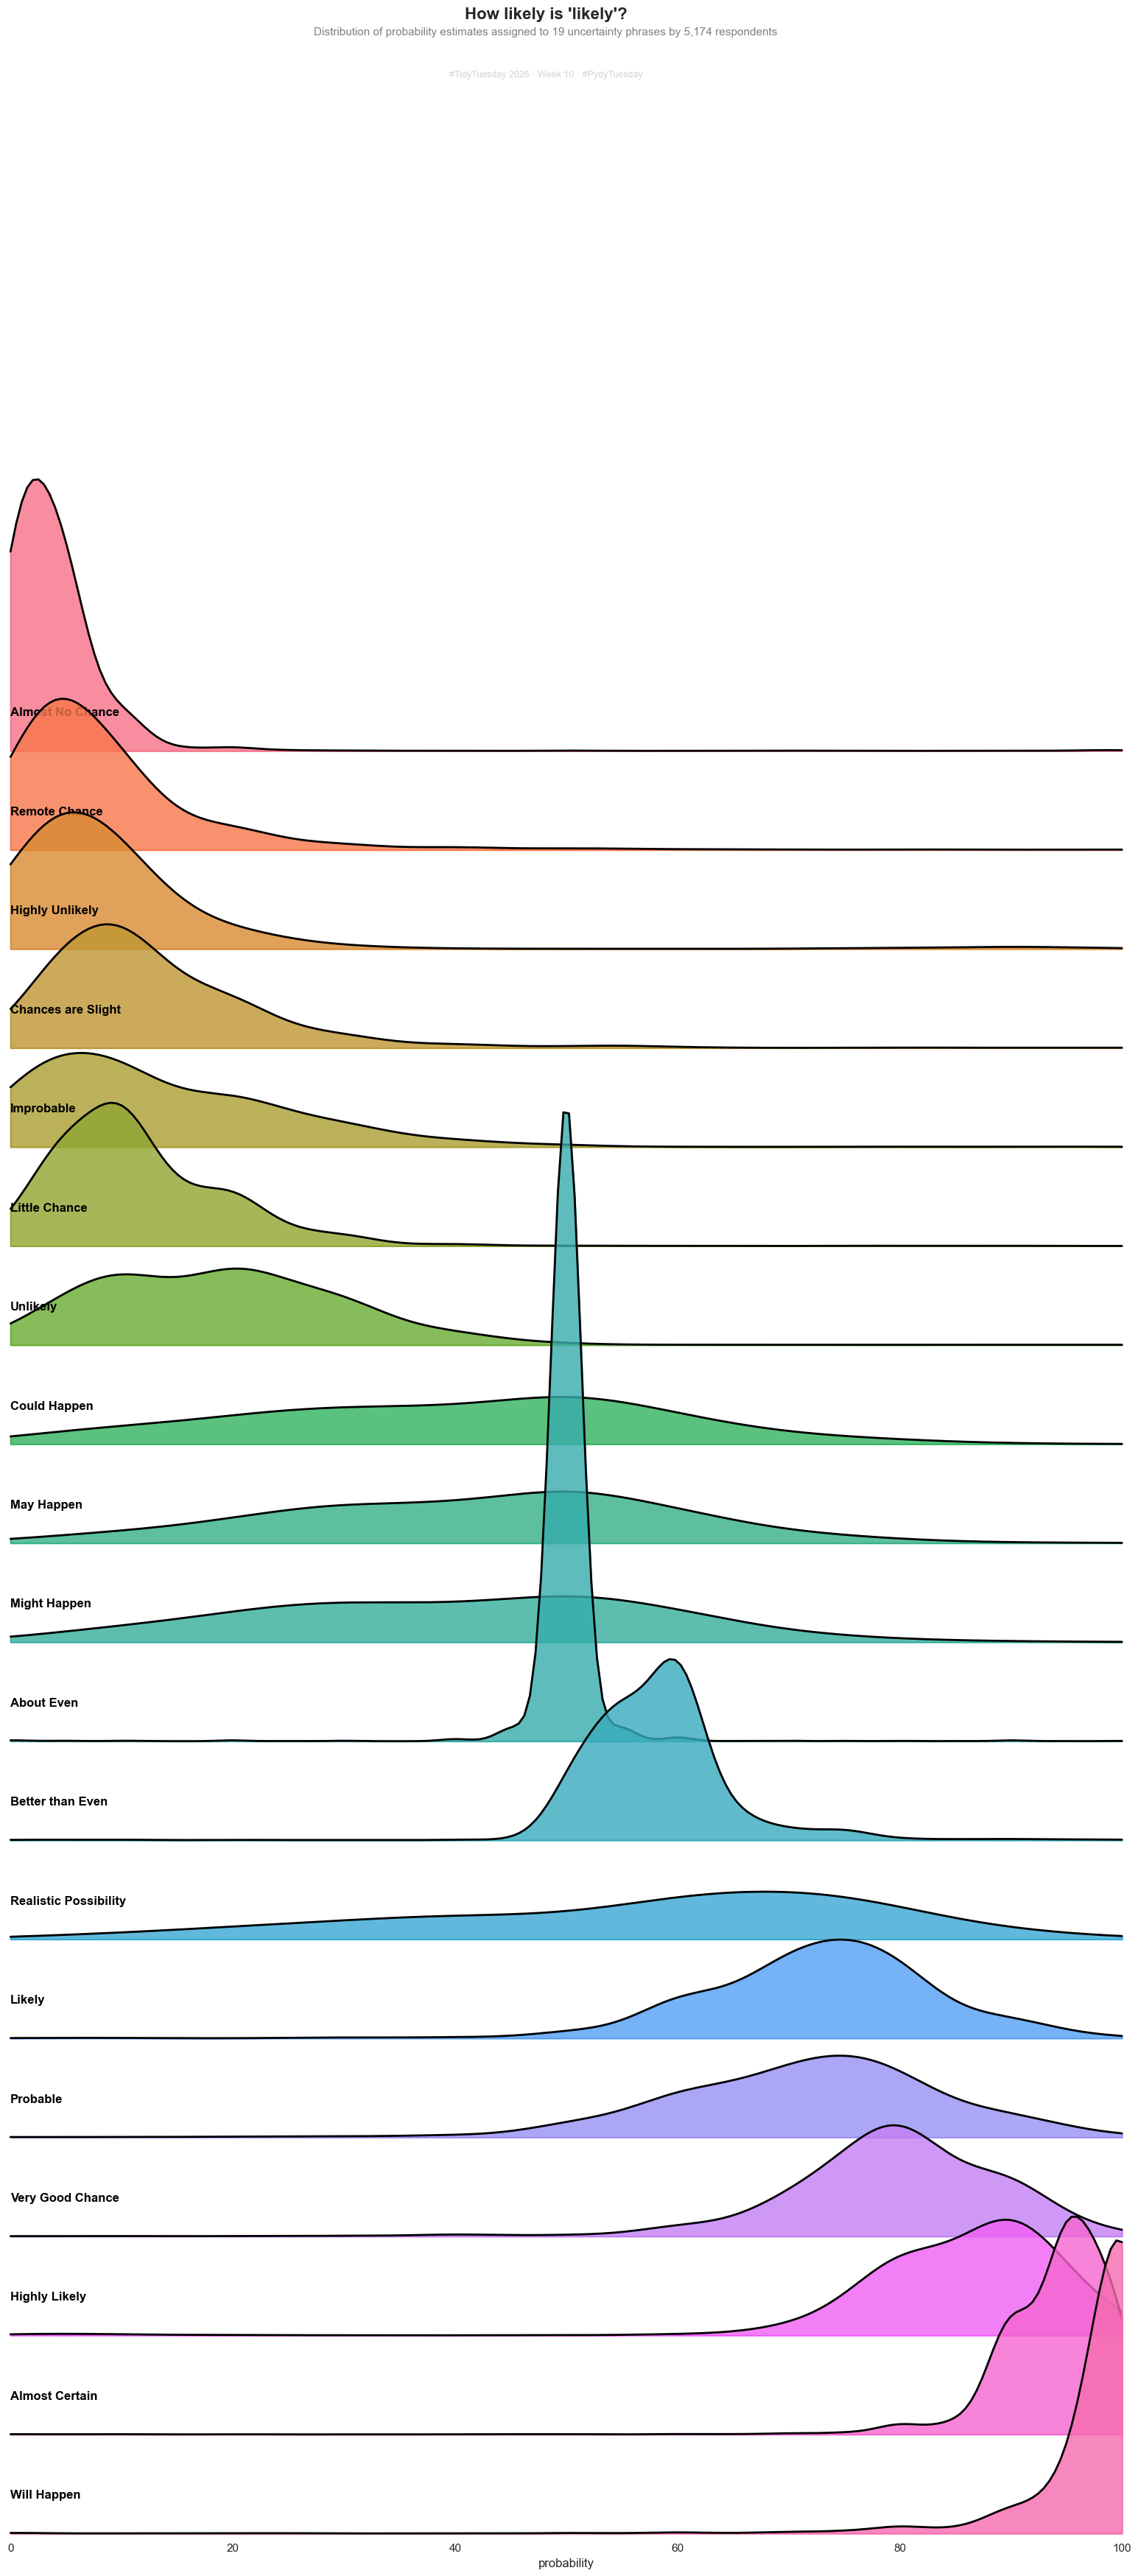
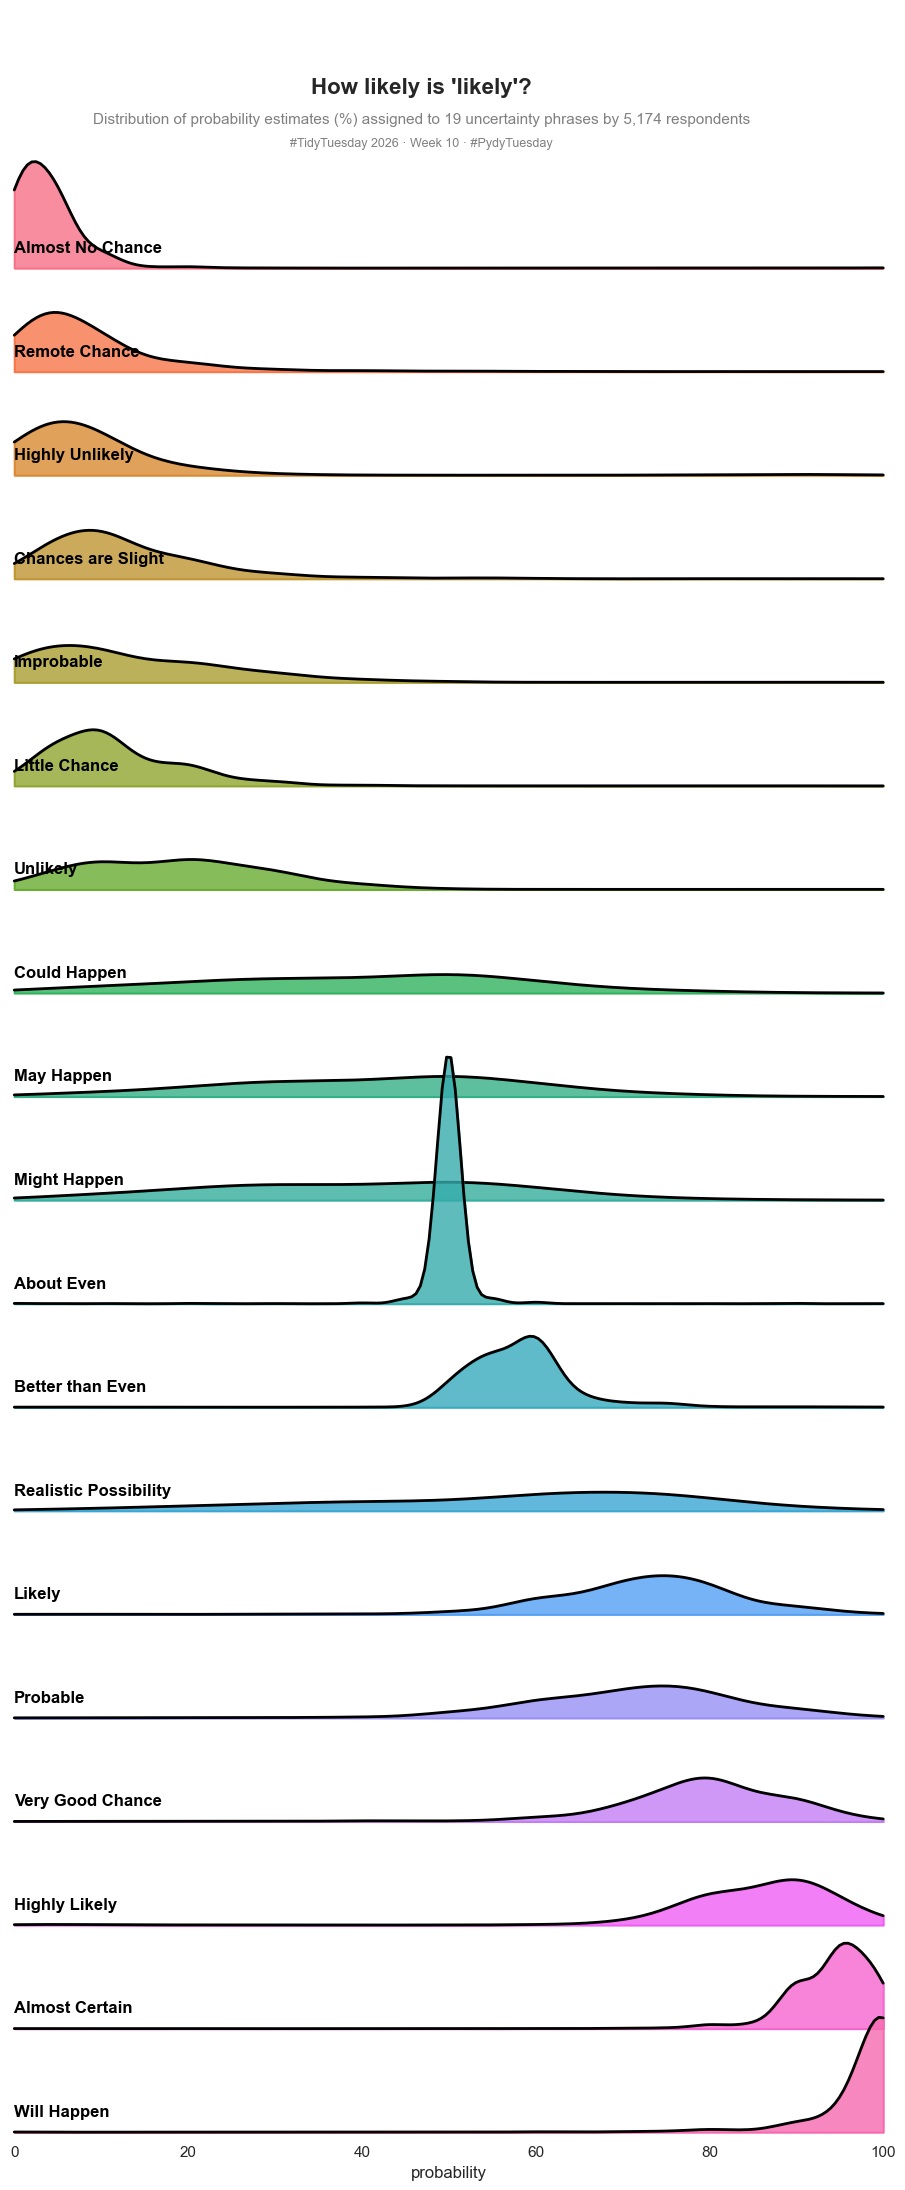
Unified diff of the notebook cell whose output changed from the first chart to the second:
--- before
+++ after
@@ -16,5 +16,5 @@
     hue_order=phrase_order, 
     aspect=8, 
-    height=2, 
+    height=1.2, #instead of 2
     palette=pal)
 
@@ -35,5 +35,6 @@
 g.map(label, "probability")
 
-g.figure.subplots_adjust(hspace=-0.85, top=0.89)
+#g.figure.subplots_adjust(hspace=-0.85, top=0.89)
+g.figure.subplots_adjust(hspace=-0.6, top=0.96)
 g.set_titles("")
 g.set(yticks=[], ylabel="", xlim=(0, 100))
@@ -43,12 +44,13 @@
                    fontsize=16, 
                    fontweight="bold", 
-                   y=0.92)
+                   y=0.93)
 
-g.figure.text(0.5, 0.91, "Distribution of probability estimates assigned to 19 uncertainty phrases by 5,174 respondents",
+g.figure.text(0.5, 0.91, "Distribution of probability estimates (%) assigned to 19 uncertainty phrases by 5,174 respondents",
               ha="center", fontsize=11, color="grey")
 
-g.figure.text(0.5, 0.895, "#TidyTuesday 2026 · Week 10 · #PydyTuesday",
-              ha="center", fontsize=9, color="lightgrey")
+g.figure.text(0.5, 0.90, "#TidyTuesday 2026 · Week 10 · #PydyTuesday",
+              ha="center", fontsize=9, color="grey")
 
 
+plt.savefig("ridgeplot.png", dpi=150, bbox_inches="tight")
 plt.show()

Commit: updated plot styling and added title and subtitle